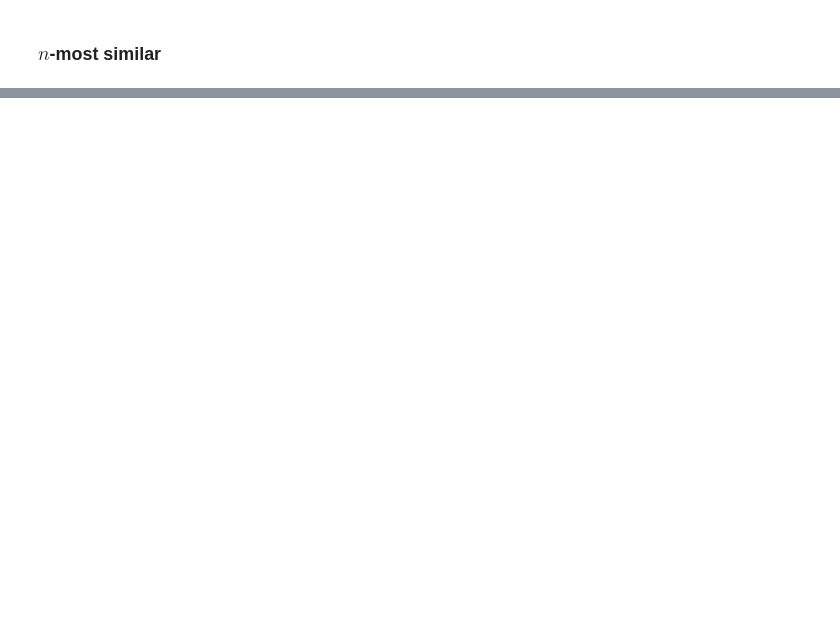
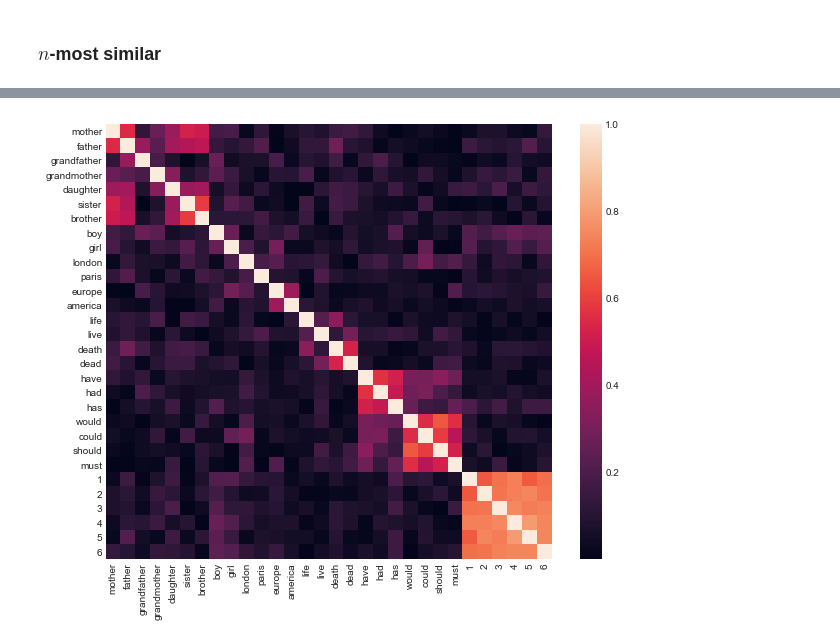
Before and after one commit to naturale0/NLP-Do-It-Yourself, a Jupyter notebook: NLP_with_PyTorch/2_word_embedding/2-3_fasttext.ipynb, the cells around one changed output, grey strips where cells are left out. Drawn from its saved outputs; the diff is of its cells as text; code cells hidden in the pictures; blank space fills up the shorter version.

```diff
--- a/NLP_with_PyTorch/2_word_embedding/2-3_fasttext.ipynb
+++ b/NLP_with_PyTorch/2_word_embedding/2-3_fasttext.ipynb
@@ -254,0 +263,20 @@ for word in ["angel", "snow", "love", "death"]:
+# %%
+test_word = ["mother", "father", "grandfather", "grandmother",
+             "daughter", "sister", "brother",
+             "boy", "girl",
+             "london", "paris", "europe", "america",
+             "life", "live", "death", "dead",
+             "have", "had", "has",
+             "would", "could", "should", "must",
+             "1", "2", "3", "4", "5", "6"]
+tt = torch.LongTensor([word_to_ix[w] for w in test_word])
+tt = embedding(tt).detach().numpy()
+# %%
+df = pd.DataFrame(cosine_similarity(tt))
+df.columns = test_word
+df.index = test_word
+# %%
+plt.figure(figsize=(10,8))
+ax = sns.heatmap(df.abs())
+# %% [output]
+[figure, added]
```
Also changed, not shown: parts of 27 cells of this notebook.
